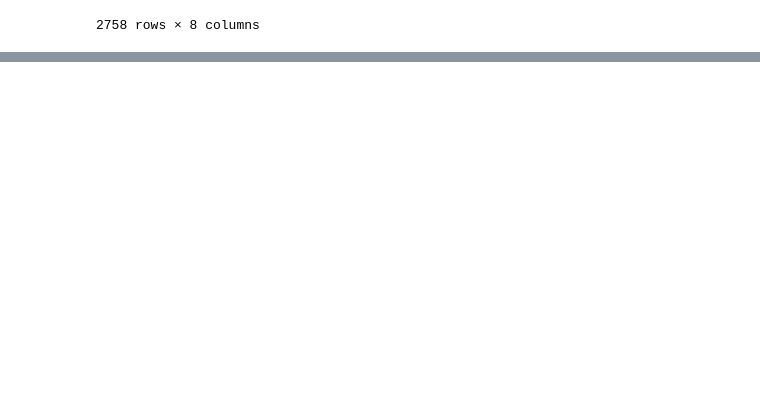
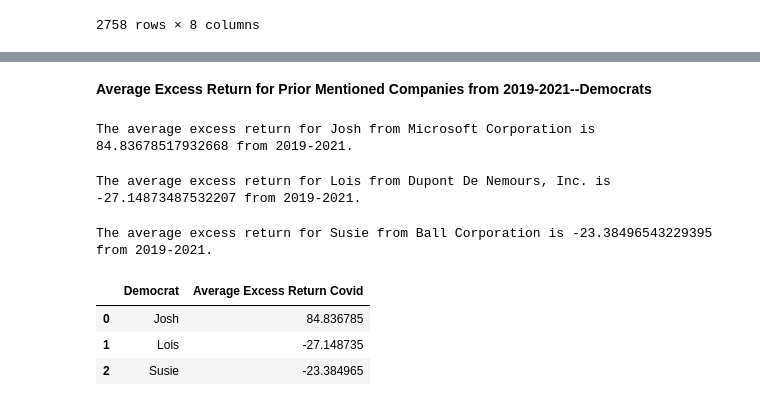
Before and after one commit to tsjohns9/ai-project-1, a Jupyter notebook: shayne.ipynb, the cells around one changed output, grey strips where cells are left out. Saved outputs shown, nothing was run; the diff lists cells and outputs as text; code cells hidden in the pictures; blank space fills up the shorter version.

```diff
--- a/shayne.ipynb
+++ b/shayne.ipynb
@@ -389,0 +475,34 @@ df_thomas
+# %% [markdown]
+**Average Excess Return for Prior Mentioned Companies from 2019-2021--Democrats**
+# %%
+josh__comp = josh_fil[josh_fil['Company'] == 'MICROSOFT CORPORATION']
+mc_avg =josh__comp['excess_return'].mean()
+mc_avg
+print(f"The average excess return for Josh from Microsoft Corporation is {mc_avg} from 2019-2021.")
+# %% [output]
+The average excess return for Josh from Microsoft Corporation is 84.83678517932668 from 2019-2021.
+# %%
+lois__comp = lois_fil[lois_fil['Company'] == 'DUPONT DE NEMOURS, INC.']
+ddn_avg =lois__comp['excess_return'].mean()
+ddn_avg
+print(f"The average excess return for Lois from Dupont De Nemours, Inc. is {ddn_avg} from 2019-2021.")
+# %% [output]
+The average excess return for Lois from Dupont De Nemours, Inc. is -27.14873487532207 from 2019-2021.
+# %%
+susie__comp = susie_fil[susie_fil['Company'] == 'BALL CORPORATION']
+bc_avg =susie__comp['excess_return'].mean()
+bc_avg
+print(f"The average excess return for Susie from Ball Corporation is {bc_avg} from 2019-2021.")
+# %% [output]
+The average excess return for Susie from Ball Corporation is -23.38496543229395 from 2019-2021.
+# %%
+democrat_covid = {"Democrat": ['Josh', 'Lois', 'Susie'],
+               "Average Excess Return Covid": [mc_avg, ddn_avg, bc_avg]}
+
+democrat_covid_df = pd.DataFrame(democrat_covid)
+democrat_covid_df
+# %% [output]
+|  | Democrat | Average Excess Return Covid |
+| 0 | Josh | 84.836785 |
+| 1 | Lois | -27.148735 |
+| 2 | Susie | -23.384965 |
```
Also changed, not shown: parts of 16 cells of this notebook, 9 other files.
